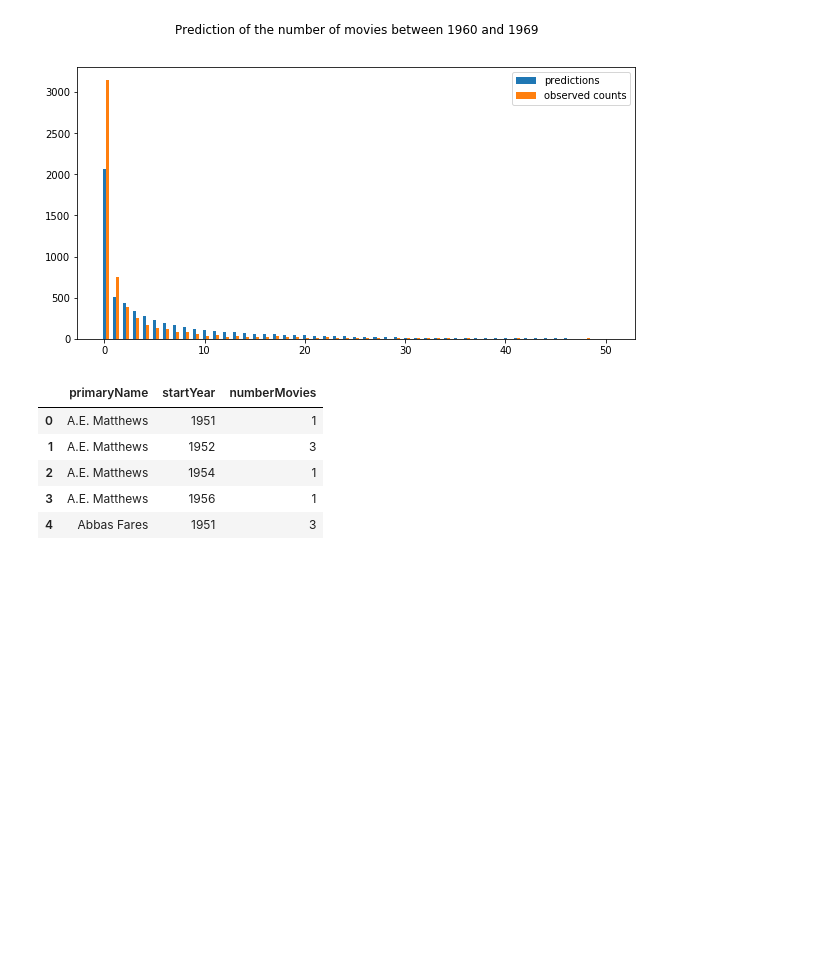
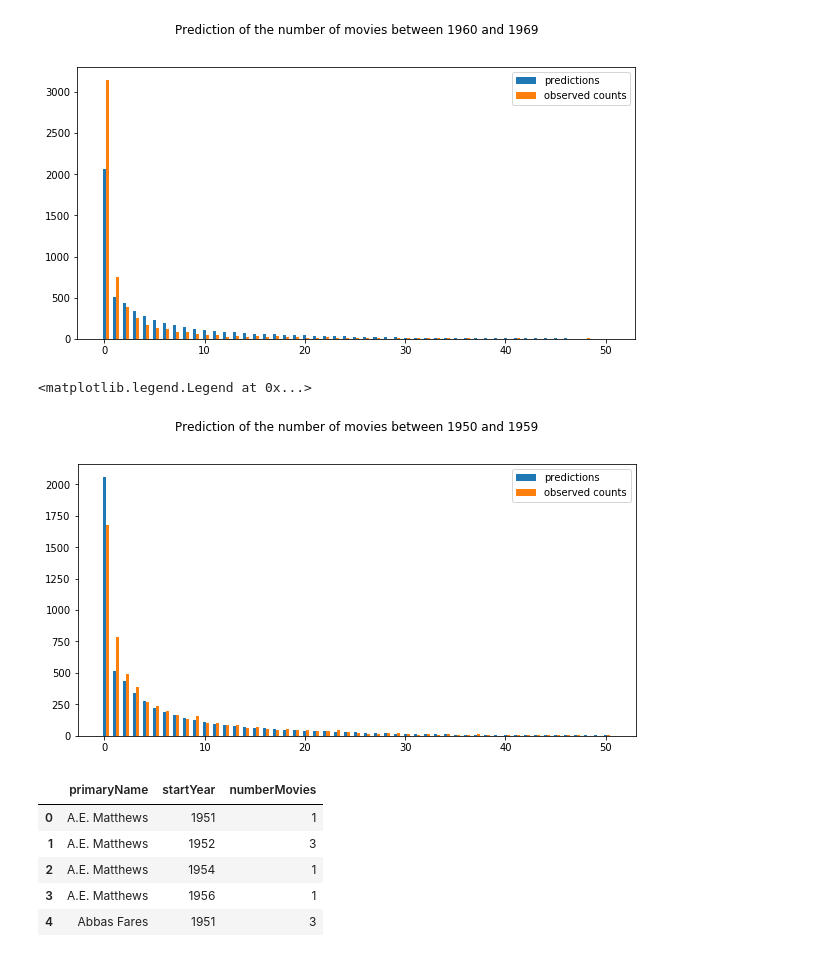
Before and after one commit to MaximeKan/Statistical-Modeling, a Jupyter notebook: Actors_movie_counts.ipynb, the cells around one changed output. Drawn from its saved outputs; the diff is of its cells as text; code cells hidden in the pictures; blank space fills up the shorter version.

```diff
--- a/Actors_movie_counts.ipynb
+++ b/Actors_movie_counts.ipynb
@@ -384,6 +383,23 @@ ax.legend(loc = "upper right")
 # %% [output]
 <matplotlib.legend.Legend at 0x...>
 [figure]
+# %%
+total_training = movie_counts.groupby('primaryName').agg({'numberMovies':'sum'}).merge(actors_list, on = "primaryName", how = "right").fillna(0).groupby("numberMovies").agg({"numberMovies":'count'}).rename(columns = {"numberMovies":"count"}).reset_index()
+total_training = total_training.merge(pd.DataFrame({"numberMovies":np.arange(51)}), how = "right").fillna(0).sort_values(by = "numberMovies")
+
+width = 0.3
+fig, ax = plt.subplots(figsize=(10, 5))
+x_list = np.arange(51)
+prediction_list = np.array([compute_prediction(n,t) for n in x_list])
+ax.bar(x_list, prediction_list, width, label = "predictions")
+ax.set_title("Prediction of the number of movies between 1950 and 1959", y = 1.1)
+
+ax.bar(x_list + width, total_training["count"], width, label = "observed counts")
+
+ax.legend(loc = "upper right")
+# %% [output]
+<matplotlib.legend.Legend at 0x...>
+[figure, added]
 # %%
 movie_counts.head()
 # %% [output]
```
Also changed, not shown: parts of 17 cells of this notebook.
